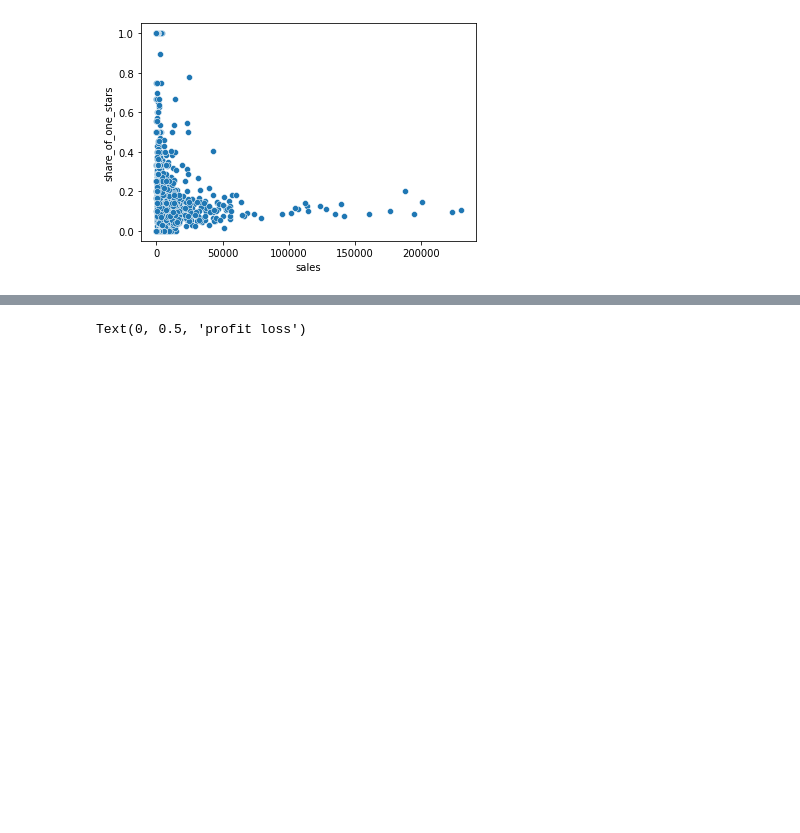
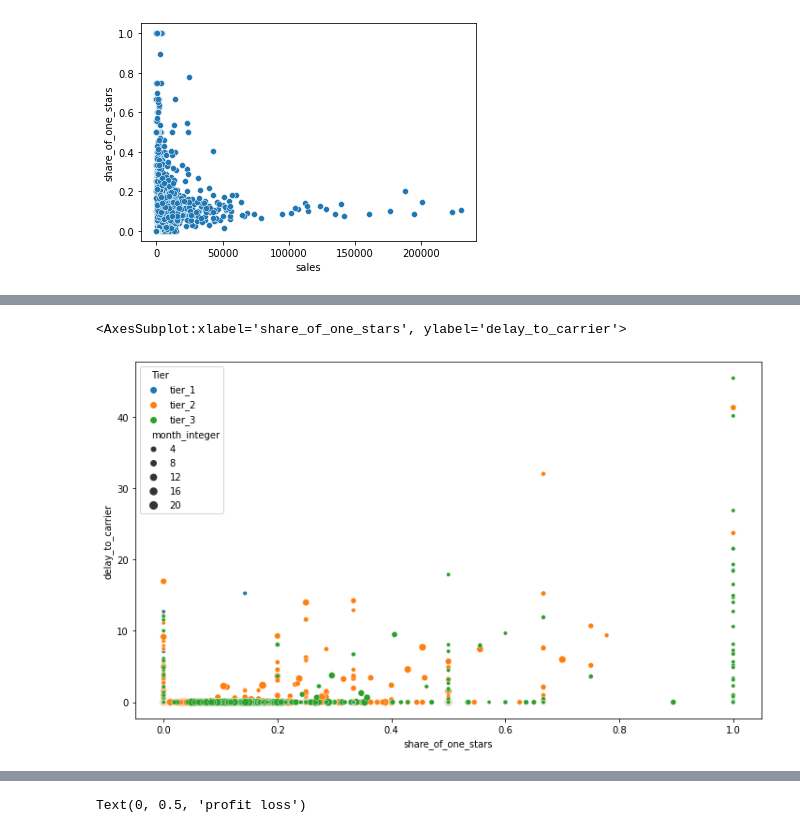
Before and after one commit to LouiseDantas/OLIST, a Jupyter notebook: olist_rev.ipynb, the cells around one changed output, grey strips where cells are left out. Drawn from its saved outputs; the diff is of its cells as text; code cells hidden in the pictures; blank space fills up the shorter version.

```diff
--- a/olist_rev.ipynb
+++ b/olist_rev.ipynb
@@ -73,0 +85,6 @@ tier_2=sorted_sellers[71:(sorted_sellers.shape[0]-tier_3.shape[0])]
+# %%
+fig = plt.subplots(figsize=(12,7))
+sns.scatterplot(data=sorted_sellers,x=sorted_sellers['share_of_one_stars'],y=sorted_sellers['delay_to_carrier'],hue='Tier',size='month_integer')
+# %% [output]
+<AxesSubplot:xlabel='share_of_one_stars', ylabel='delay_to_carrier'>
+[figure, added]
```
Also changed, not shown: parts of 63 cells of this notebook.
